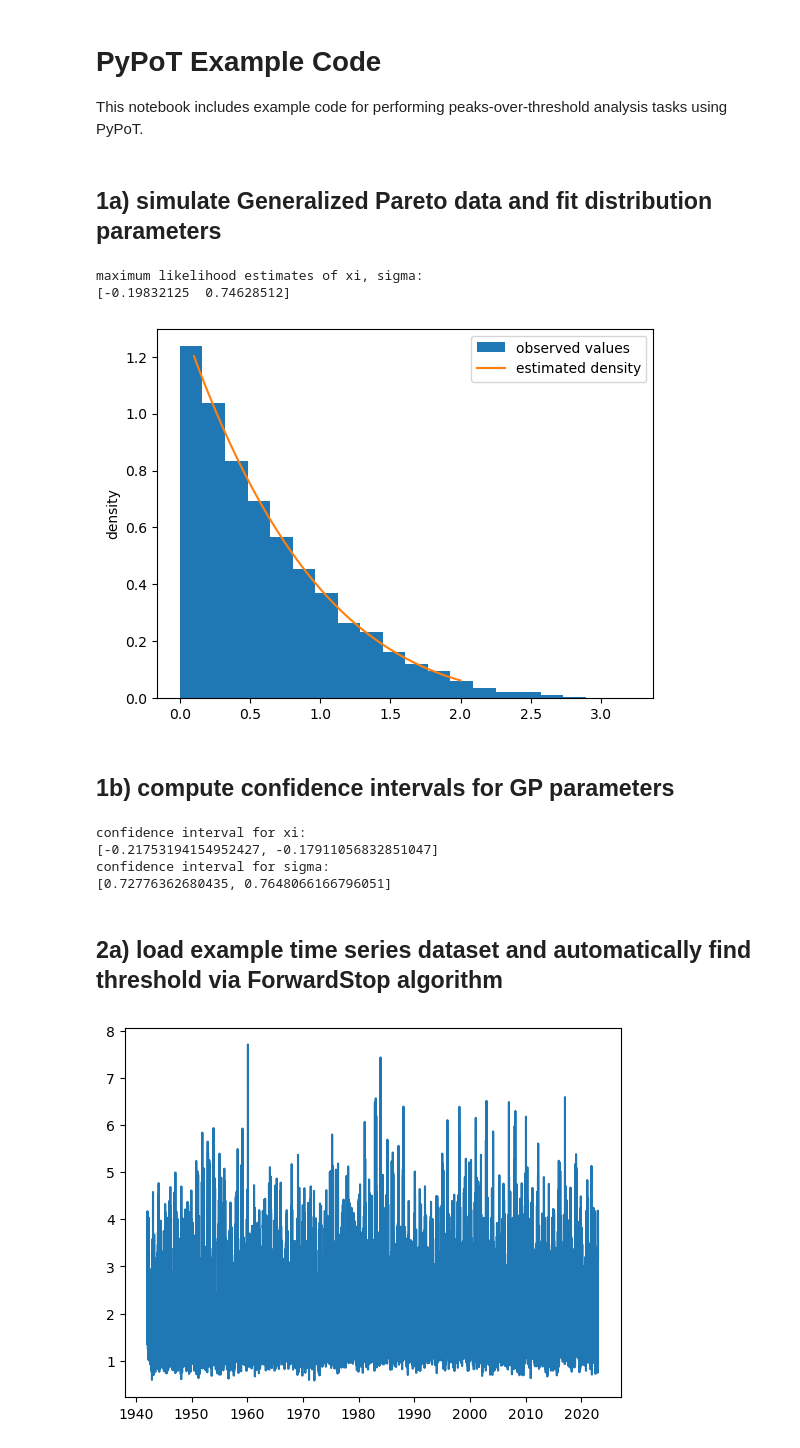
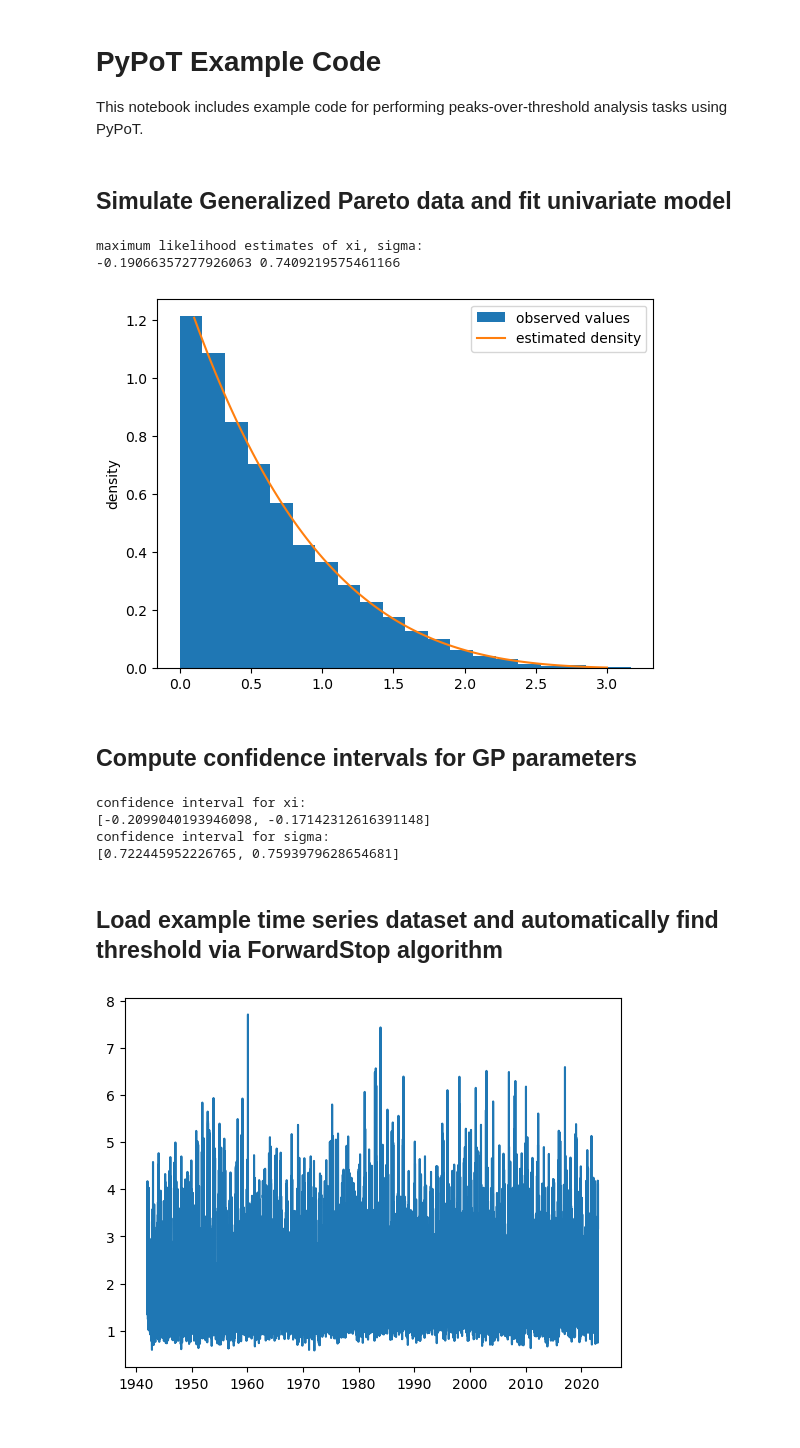
Before and after one commit to bticknor/PyPoT, a Jupyter notebook: pypot/examples/PyPoT_examples.ipynb, the cells around one changed output. Cells and saved outputs as stored; diff of their text form; code cells hidden in the pictures.

Commit message:
update examples notebook

```diff
--- a/pypot/examples/PyPoT_examples.ipynb
+++ b/pypot/examples/PyPoT_examples.ipynb
@@ -3,6 +3,6 @@
 
 This notebook includes example code for performing peaks-over-threshold analysis tasks using PyPoT.
 # %% [markdown]
-## 1a) simulate Generalized Pareto data and fit distribution parameters
+## Simulate Generalized Pareto data and fit univariate model
 # %%
 import numpy as np
@@ -15,60 +16,65 @@ SIGMA = 0.75
 # number of simulations
 N_SIM = 10000
 
-u_vals = np.random.uniform(size=N_SIM)
-# probability integral transform data
-x_vals = gp_inv_cdf(u_vals, XI, SIGMA)
+# uniform random samples
+u = np.random.uniform(size=N_SIM)
 
-# initial parameter guess
-XI_INIT = 1/8
-SIGMA_INIT = 1
-THETA_0 = (XI_INIT, SIGMA_INIT)
+# probability integral transform data into GPD samples
+y = gp_inv_cdf(u, XI, SIGMA)
 
-# fit the distribution via MLE (minimizing negative log likelihood)
-mle = fit_GPD(x_vals, THETA_0, gp_neg_loglik, gp_neg_loglik_jacob)
+# DataFrame with y as column
+data = pd.DataFrame(y, columns=["y"])
+
+# fit univariate model to data
+mle = fit_GPD(data, "y", [])
+
+xi_hat = mle[0]
+
+# reparameterize back to sigma
+sigma_hat = np.exp(mle[1])
 
 print("maximum likelihood estimates of xi, sigma:")
-print(mle)
+print(mle[0], sigma_hat)
 # %% [output]
 maximum likelihood estimates of xi, sigma:
-[-0.19832125  0.74628512]
+-0.19066357277926063 0.7409219575461166
 # %%
-plt.hist(x_vals, density=True, label="observed values", bins=20)
+plt.hist(y, density=True, label="observed values", bins=20)
 
 # MLE ESTIMATE
-x_plot = np.linspace(0.1, 2, 100)
-y_plot = gp_density(x_plot, mle[0], mle[1])
+x_plot = np.linspace(0.1, 3, 100)
+y_plot = gp_density(x_plot, mle[0], sigma_hat)
 plt.plot(x_plot, y_plot, label="estimated density")
 plt.ylabel("density", fontsize=10)
 plt.legend()
 
 plt.show()
 # %% [output]
-[figure, old version]
+[figure, new version]
 # %% [markdown]
-## 1b) compute confidence intervals for GP parameters
+## Compute confidence intervals for GP parameters
 # %%
 from pypot.generalized_pareto import gp_param_cov_matrix
 # %%
-xi_hat = mle[0]
-sigma_hat = mle[1]
+# 90% asymptotic CI
+Z_star = 1.96
 
 # compute covariance matrix of estimators
 estimator_cov_mat = gp_param_cov_matrix(xi_hat, sigma_hat, N_SIM)
 
-confint_xi = [xi_hat - 1.96 * np.sqrt(estimator_cov_mat[0][0]), xi_hat + 1.96 * np.sqrt(estimator_cov_mat[0][0])]
+confint_xi = [xi_hat - Z_star * np.sqrt(estimator_cov_mat[0][0]), xi_hat + Z_star * np.sqrt(estimator_cov_mat[0][0])]
 print("confidence interval for xi:")
 print(confint_xi)
 
-confint_sigma = [sigma_hat - 1.96 * np.sqrt(estimator_cov_mat[1][1]), sigma_hat + 1.96 * np.sqrt(estimator_cov_mat[1][1])]
+confint_sigma = [sigma_hat - Z_star * np.sqrt(estimator_cov_mat[1][1]), sigma_hat + Z_star * np.sqrt(estimator_cov_mat[1][1])]
 print("confidence interval for sigma:")
 print(confint_sigma)
 # %% [output]
 confidence interval for xi:
-[-0.21753194154952427, -0.17911056832851047]
+[-0.2099040193946098, -0.17142312616391148]
 confidence interval for sigma:
-[0.72776362680435, 0.7648066166796051]
+[0.722445952226765, 0.7593979628654681]
 # %% [markdown]
-## 2a) load example time series dataset and automatically find threshold via ForwardStop algorithm
+## Load example time series dataset and automatically find threshold via ForwardStop algorithm
 # %%
 from pypot.utils import fetch_example_dataset, get_extremes_peaks_over_threshold
```
Also changed, not shown: parts of 9 cells of this notebook.
